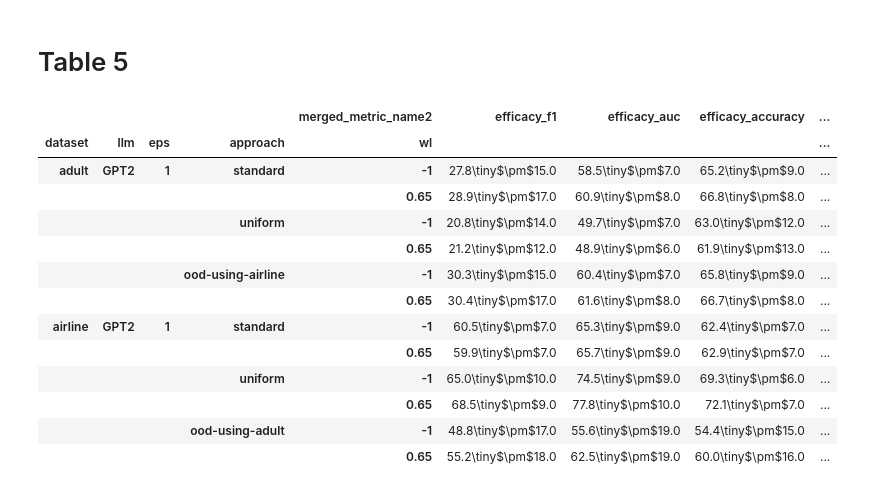
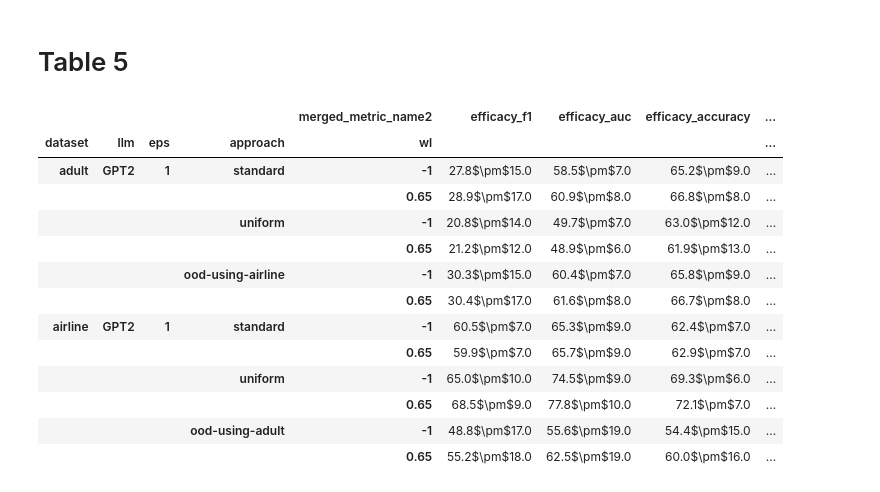
Before and after one commit to tejuafonja/DP-2Stage, a Jupyter notebook: notebooks/tables.ipynb, the cells around one changed output. Saved outputs shown, nothing was run; the diff lists cells and outputs as text; code cells hidden in the pictures.

```diff
--- a/notebooks/tables.ipynb
+++ b/notebooks/tables.ipynb
@@ -280,43 +280,43 @@ df_tmpp.reset_index().set_index(['dataset', 'llm', 'eps', 'approach', 'shuffle']
 # %%
 eps=1
 
 query1=f"llm=='GPT2'and dataset in ('adult', 'airline') and LR=='0.0005' and approach == 'standard' and impute=='False' and eps=={eps} and wl == '0.65'"
 query2=f"llm=='GPT2'and dataset in ('adult', 'airline') and LR=='0.0005' and approach == 'standard' and shuffle == 'False' and impute=='False' and eps=={eps} and wl == '-1'"
 query3=f"llm=='GPT2' and dataset in ('adult', 'airline') and LR=='0.0005' and approach == 'uniform' and shuffle == 'False' and impute=='False' and eps=={eps} and wl == '0.65'"
 query4=f"llm=='GPT2' and dataset in ('adult', 'airline') and LR=='0.0005' and approach == 'uniform' and shuffle == 'False' and impute=='False' and eps=={eps} and wl == '-1'"
 query5=f"llm=='GPT2' and dataset in ('adult', 'airline') and LR=='0.0005' and approach == 'ood-using-adult' and shuffle == 'False' and impute=='False' and eps=={eps} and wl == '0.65'"
 query6=f"llm=='GPT2' and dataset in ('adult', 'airline') and LR=='0.0005' and approach == 'ood-using-adult' and shuffle == 'False' and impute=='False' and eps=={eps} and wl == '-1'"
 query7=f"llm=='GPT2' and dataset in ('adult', 'airline') and LR=='0.0005' and approach == 'ood-using-airline' and shuffle == 'False' and impute=='False' and eps=={eps} and wl == '0.65'"
 query8=f"llm=='GPT2' and dataset in ('adult', 'airline') and LR=='0.0005' and approach == 'ood-using-airline' and shuffle == 'False' and impute=='False' and eps=={eps} and wl == '-1'"
 
 index=["dataset", "llm", "finetune_type", "folder_name", "bs", "train_epoch", "chkt_epoch","eps", "clip",'fake_size', "LR", "shuffle", "impute", "wl", "approach"]
 df_tmp=df.query(f"{query1} or {query2} or {query3} or {query4} or {query5} or {query6} or {query7} or {query8}")
 df_tmp=df_tmp[df_tmp['exp'] != 'baselines_adult']
 df_tmp=df_tmp[df_tmp['exp'] != 'baseline-test_airline']
 df_tmp = df_tmp[df_tmp.fake_path.apply(lambda x: 'baselines' not in x)]
 df_tmp['score']=df_tmp.apply(lambda x: x['score'] * 100 if x['metric'] == 'correlation_accuracy' or x['metric'] == 'pairwise_similarity' else x['score'], axis=1)
 
 columns=["merged_metric_name2"]
 tabular_metrics=['efficacy_f1', 'efficacy_auc', 'efficacy_accuracy', 'histogram_mean']
 # assert len(df_tmp.fake_path.unique()) == (6*2*4) + (5*1*4)
 
 ROUND=1
-df_tmpp = df_tmp.groupby(index+columns).agg(lambda x:"\tiny$\pm$".join([str(x.mean().round(ROUND)), str(x.std().round(ROUND-1))]))[["score"]].reset_index().pivot(columns=columns, index=index, values="score").fillna("-")
+df_tmpp = df_tmp.groupby(index+columns).agg(lambda x:"$\pm$".join([str(x.mean().round(ROUND)), str(x.std().round(ROUND-1))]))[["score"]].reset_index().pivot(columns=columns, index=index, values="score").fillna("-")
 df_tmpp=df_tmpp.reset_index().set_index(['dataset', 'llm', 'eps', 'approach', 'wl'])[tabular_metrics].loc[['adult', 'airline'], :, ['nondp', 1], ['standard', 'uniform', 'ood-using-adult', 'ood-using-airline'], ['-1', '0.65']]
 
 df_tmpp
 # %% [output]
 |  |  |  |  | merged_metric_name2 | efficacy_f1 | efficacy_auc | efficacy_accuracy | ... |
 | dataset | llm | eps | approach | wl |  |  |  | ... |
-| adult | GPT2 | 1 | standard | -1 | 27.8\tiny$\pm$15.0 | 58.5\tiny$\pm$7.0 | 65.2\tiny$\pm$9.0 | ... |
-|  |  |  |  | 0.65 | 28.9\tiny$\pm$17.0 | 60.9\tiny$\pm$8.0 | 66.8\tiny$\pm$8.0 | ... |
-|  |  |  | uniform | -1 | 20.8\tiny$\pm$14.0 | 49.7\tiny$\pm$7.0 | 63.0\tiny$\pm$12.0 | ... |
-|  |  |  |  | 0.65 | 21.2\tiny$\pm$12.0 | 48.9\tiny$\pm$6.0 | 61.9\tiny$\pm$13.0 | ... |
-|  |  |  | ood-using-airline | -1 | 30.3\tiny$\pm$15.0 | 60.4\tiny$\pm$7.0 | 65.8\tiny$\pm$9.0 | ... |
-|  |  |  |  | 0.65 | 30.4\tiny$\pm$17.0 | 61.6\tiny$\pm$8.0 | 66.7\tiny$\pm$8.0 | ... |
-| airline | GPT2 | 1 | standard | -1 | 60.5\tiny$\pm$7.0 | 65.3\tiny$\pm$9.0 | 62.4\tiny$\pm$7.0 | ... |
-|  |  |  |  | 0.65 | 59.9\tiny$\pm$7.0 | 65.7\tiny$\pm$9.0 | 62.9\tiny$\pm$7.0 | ... |
-|  |  |  | uniform | -1 | 65.0\tiny$\pm$10.0 | 74.5\tiny$\pm$9.0 | 69.3\tiny$\pm$6.0 | ... |
-|  |  |  |  | 0.65 | 68.5\tiny$\pm$9.0 | 77.8\tiny$\pm$10.0 | 72.1\tiny$\pm$7.0 | ... |
-|  |  |  | ood-using-adult | -1 | 48.8\tiny$\pm$17.0 | 55.6\tiny$\pm$19.0 | 54.4\tiny$\pm$15.0 | ... |
-|  |  |  |  | 0.65 | 55.2\tiny$\pm$18.0 | 62.5\tiny$\pm$19.0 | 60.0\tiny$\pm$16.0 | ... |
+| adult | GPT2 | 1 | standard | -1 | 27.8$\pm$15.0 | 58.5$\pm$7.0 | 65.2$\pm$9.0 | ... |
+|  |  |  |  | 0.65 | 28.9$\pm$17.0 | 60.9$\pm$8.0 | 66.8$\pm$8.0 | ... |
+|  |  |  | uniform | -1 | 20.8$\pm$14.0 | 49.7$\pm$7.0 | 63.0$\pm$12.0 | ... |
+|  |  |  |  | 0.65 | 21.2$\pm$12.0 | 48.9$\pm$6.0 | 61.9$\pm$13.0 | ... |
+|  |  |  | ood-using-airline | -1 | 30.3$\pm$15.0 | 60.4$\pm$7.0 | 65.8$\pm$9.0 | ... |
+|  |  |  |  | 0.65 | 30.4$\pm$17.0 | 61.6$\pm$8.0 | 66.7$\pm$8.0 | ... |
+| airline | GPT2 | 1 | standard | -1 | 60.5$\pm$7.0 | 65.3$\pm$9.0 | 62.4$\pm$7.0 | ... |
+|  |  |  |  | 0.65 | 59.9$\pm$7.0 | 65.7$\pm$9.0 | 62.9$\pm$7.0 | ... |
+|  |  |  | uniform | -1 | 65.0$\pm$10.0 | 74.5$\pm$9.0 | 69.3$\pm$6.0 | ... |
+|  |  |  |  | 0.65 | 68.5$\pm$9.0 | 77.8$\pm$10.0 | 72.1$\pm$7.0 | ... |
+|  |  |  | ood-using-adult | -1 | 48.8$\pm$17.0 | 55.6$\pm$19.0 | 54.4$\pm$15.0 | ... |
+|  |  |  |  | 0.65 | 55.2$\pm$18.0 | 62.5$\pm$19.0 | 60.0$\pm$16.0 | ... |
```
Also changed, not shown: parts of 4 cells of this notebook.
